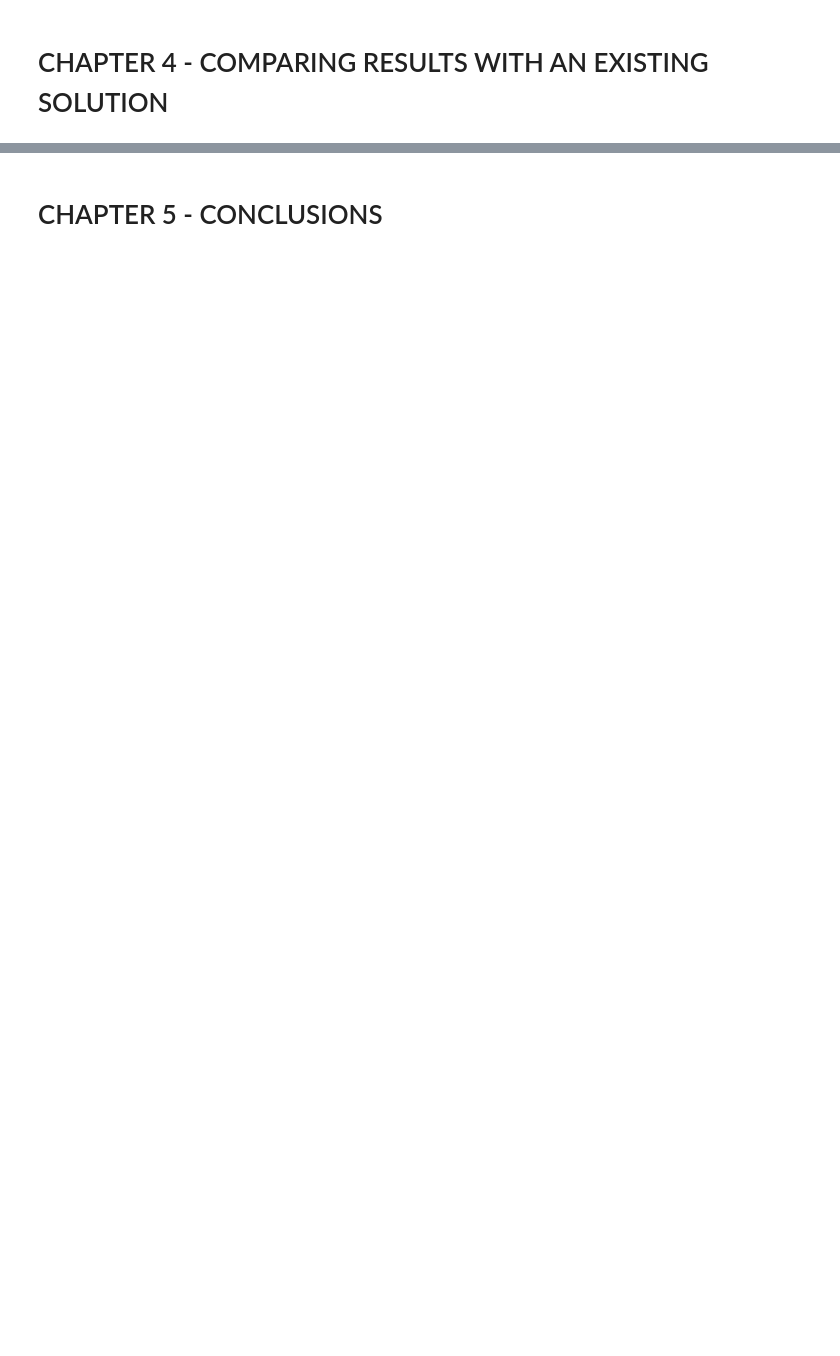
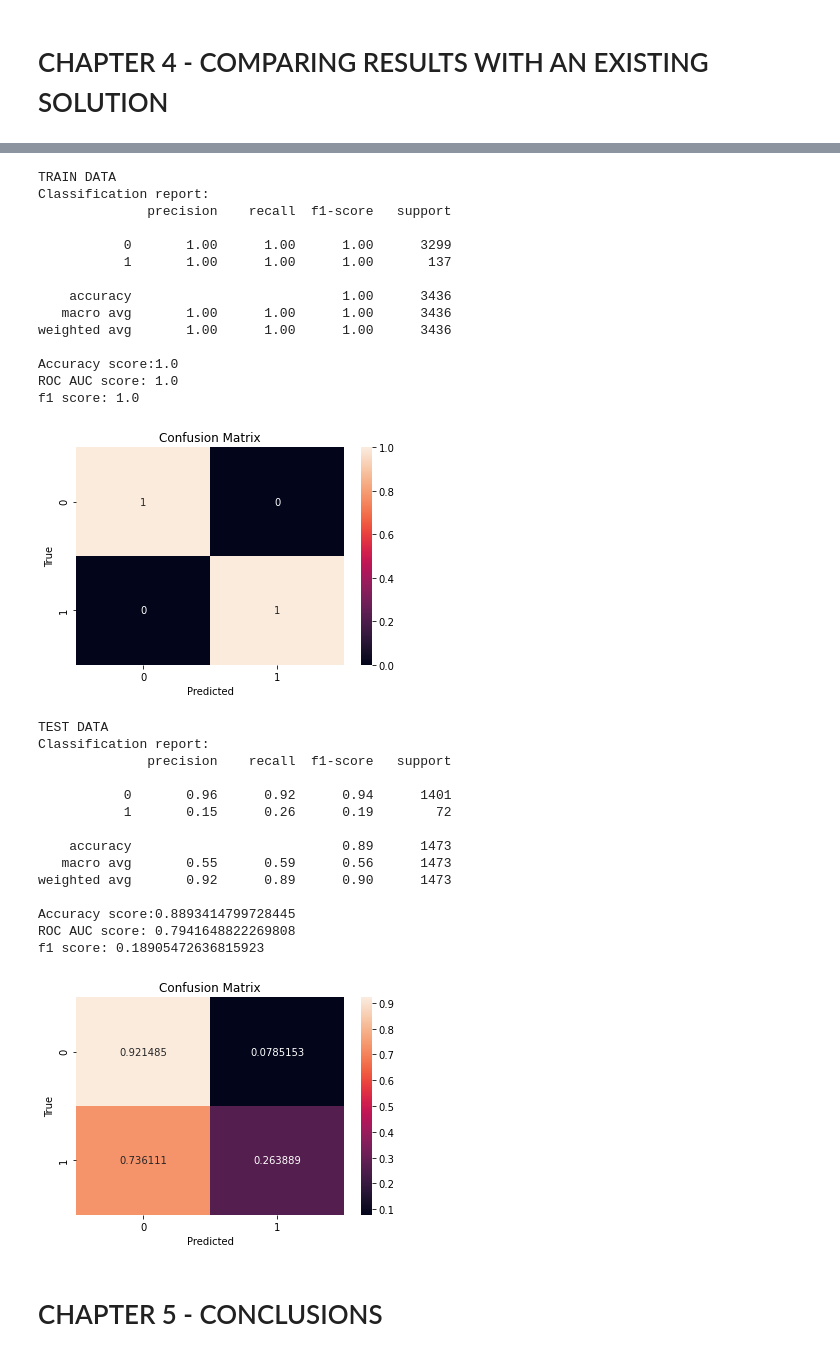
Before and after one commit to iberius96/Classification-task-for-heart-condition, a Jupyter notebook: main.ipynb, the cells around one changed output, grey strips where cells are left out. Drawn from its saved outputs; the diff is of its cells as text; code cells hidden in the pictures; blank space fills up the shorter version.

```diff
--- a/main.ipynb
+++ b/main.ipynb
@@ -1053,2 +1065,41 @@ array([[0.32, 0.68],
+# %%
+rfc = RandomForestClassifier(max_depth=80, n_estimators=500)
+rfc.fit(X_train_SMOTE.to_numpy(), y_train_SMOTE.values.flatten())
+
+print("TRAIN DATA")
+score_model(rfc, X_train, y_train)
+print("\nTEST DATA")
+score_model(rfc, X_test, y_test)
+# %% [output]
+TRAIN DATA
+Classification report:
+              precision    recall  f1-score   support
+
+           0       1.00      1.00      1.00      3299
+           1       1.00      1.00      1.00       137
+
+    accuracy                           1.00      3436
+   macro avg       1.00      1.00      1.00      3436
+weighted avg       1.00      1.00      1.00      3436
+
+Accuracy score:1.0
+ROC AUC score: 1.0
+f1 score: 1.0
+[figure, added]
+TEST DATA
+Classification report:
+              precision    recall  f1-score   support
+
+           0       0.96      0.92      0.94      1401
+           1       0.15      0.26      0.19        72
+
+    accuracy                           0.89      1473
+   macro avg       0.55      0.59      0.56      1473
+weighted avg       0.92      0.89      0.90      1473
+
+Accuracy score:0.8893414799728445
+ROC AUC score: 0.7941648822269808
+f1 score: 0.18905472636815923
+[figure, added]
 # %% [markdown]
 # CHAPTER 5 - CONCLUSIONS <a class="anchor" id="5"></a>
```
Also changed, not shown: parts of 12 cells of this notebook.
